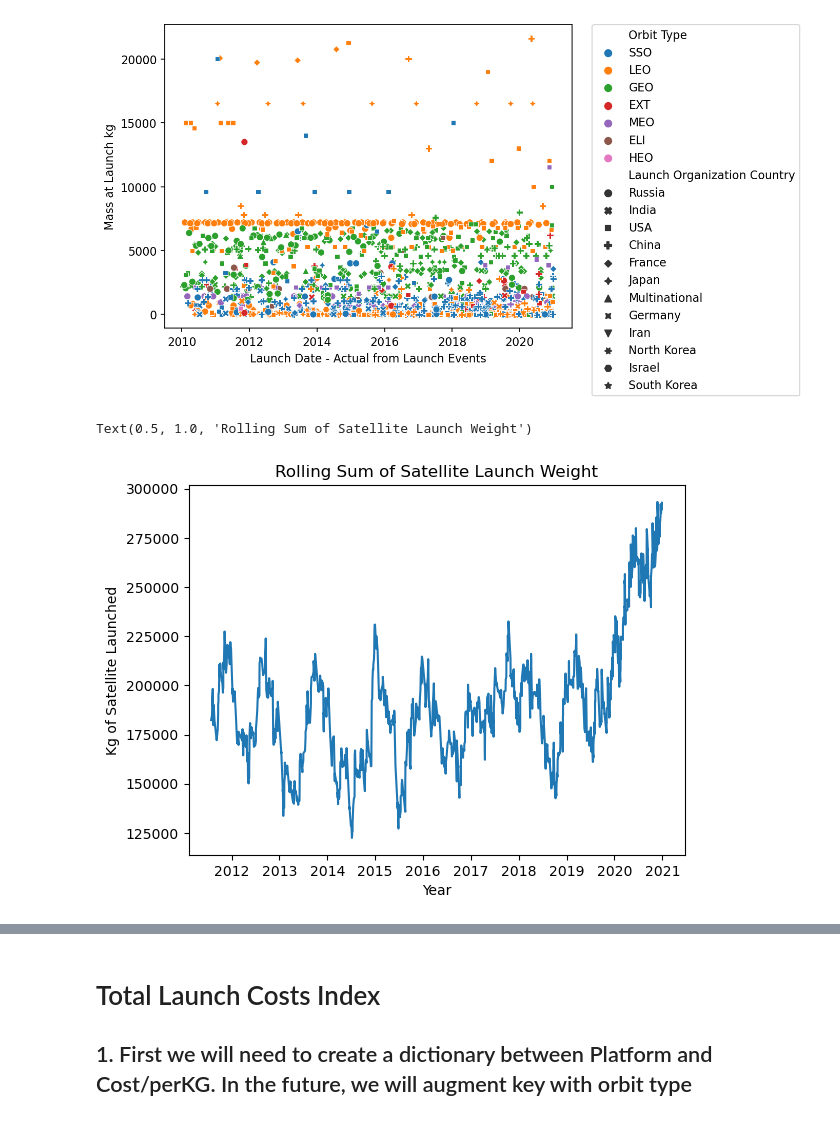
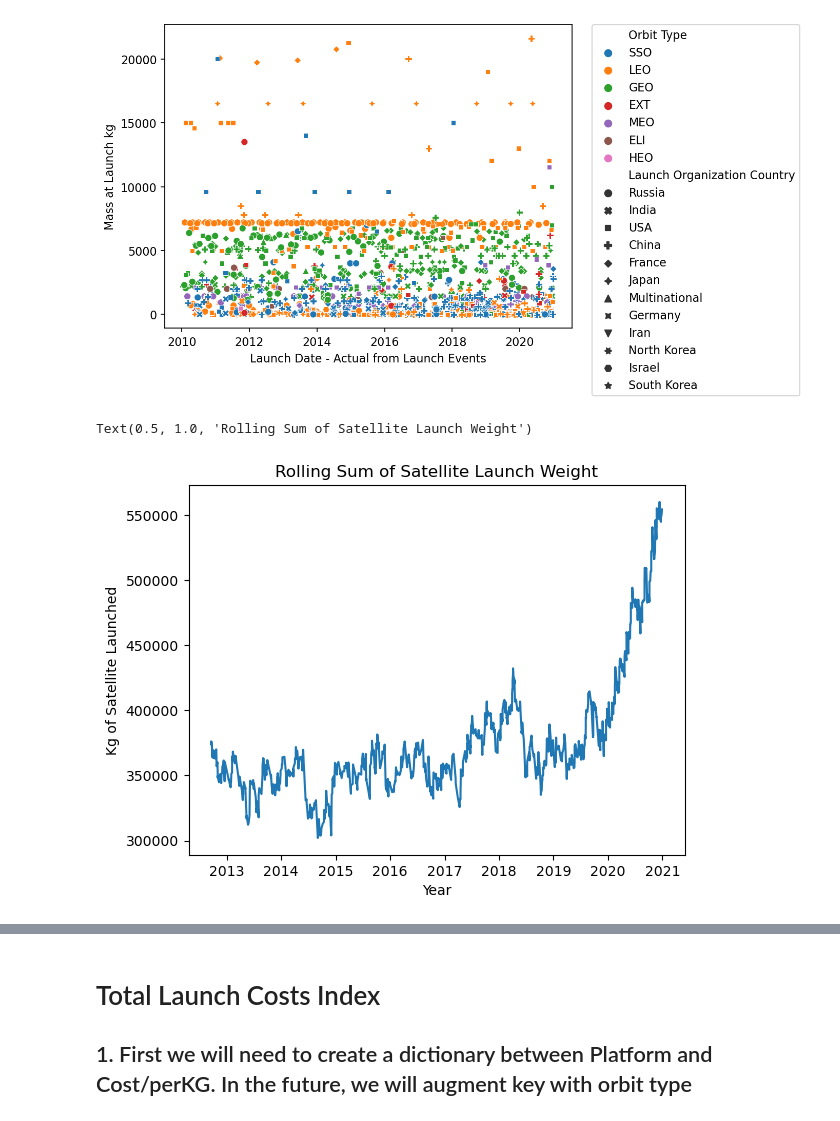
Before and after one commit to LuckyLeqi/CME291, a Jupyter notebook: launches.ipynb, the cells around one changed output, grey strips where cells are left out. Drawn from its saved outputs; the diff is of its cells as text; code cells hidden in the pictures.

```diff
--- a/launches.ipynb
+++ b/launches.ipynb
@@ -45,13 +56,13 @@ fig.set_dpi(160)
 # %%
 launch_mass = df[['Launch Date - Actual from Launch Events', 'Mass at Launch kg']]
 launch_mass = launch_mass.set_index('Launch Date - Actual from Launch Events').sort_index()
-plt.plot((launch_mass['Mass at Launch kg'].rolling(pd.Timedelta(180, "d")).sum())[180:])
+plt.plot((launch_mass['Mass at Launch kg'].rolling(pd.Timedelta(360, "d")).sum())[360:])
 plt.xlabel("Year")
 plt.ylabel("Kg of Satellite Launched")
 plt.title("Rolling Sum of Satellite Launch Weight")
 # %% [output]
 Text(0.5, 1.0, 'Rolling Sum of Satellite Launch Weight')
-[figure, old version]
+[figure, new version]
 # %%
 #Let's get set of unique launch vehicles and display the top 10 (should i sort by kg launched?)
 string = 'Launch Vehicle Name'
```
Also changed, not shown: parts of 6 cells of this notebook.
